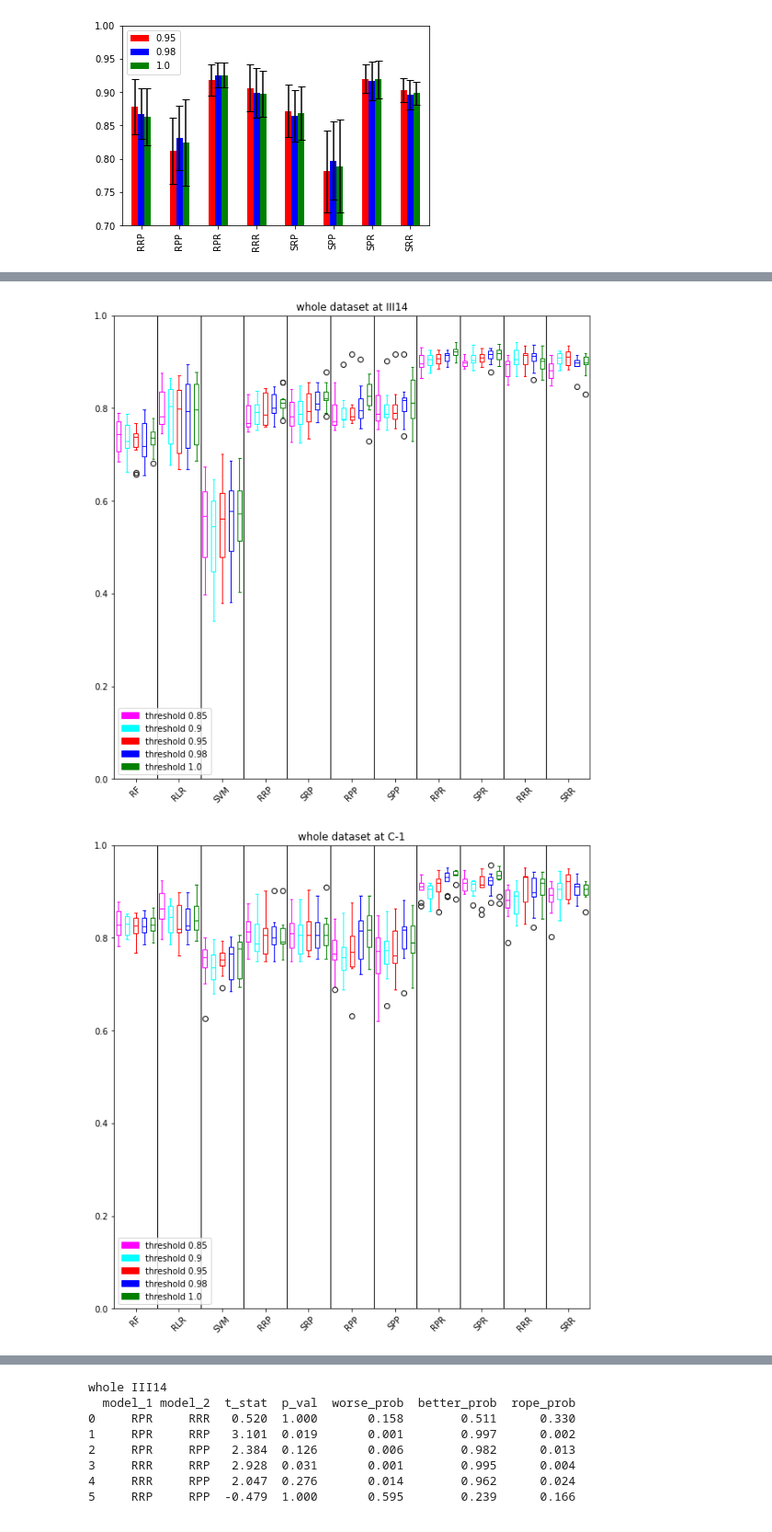
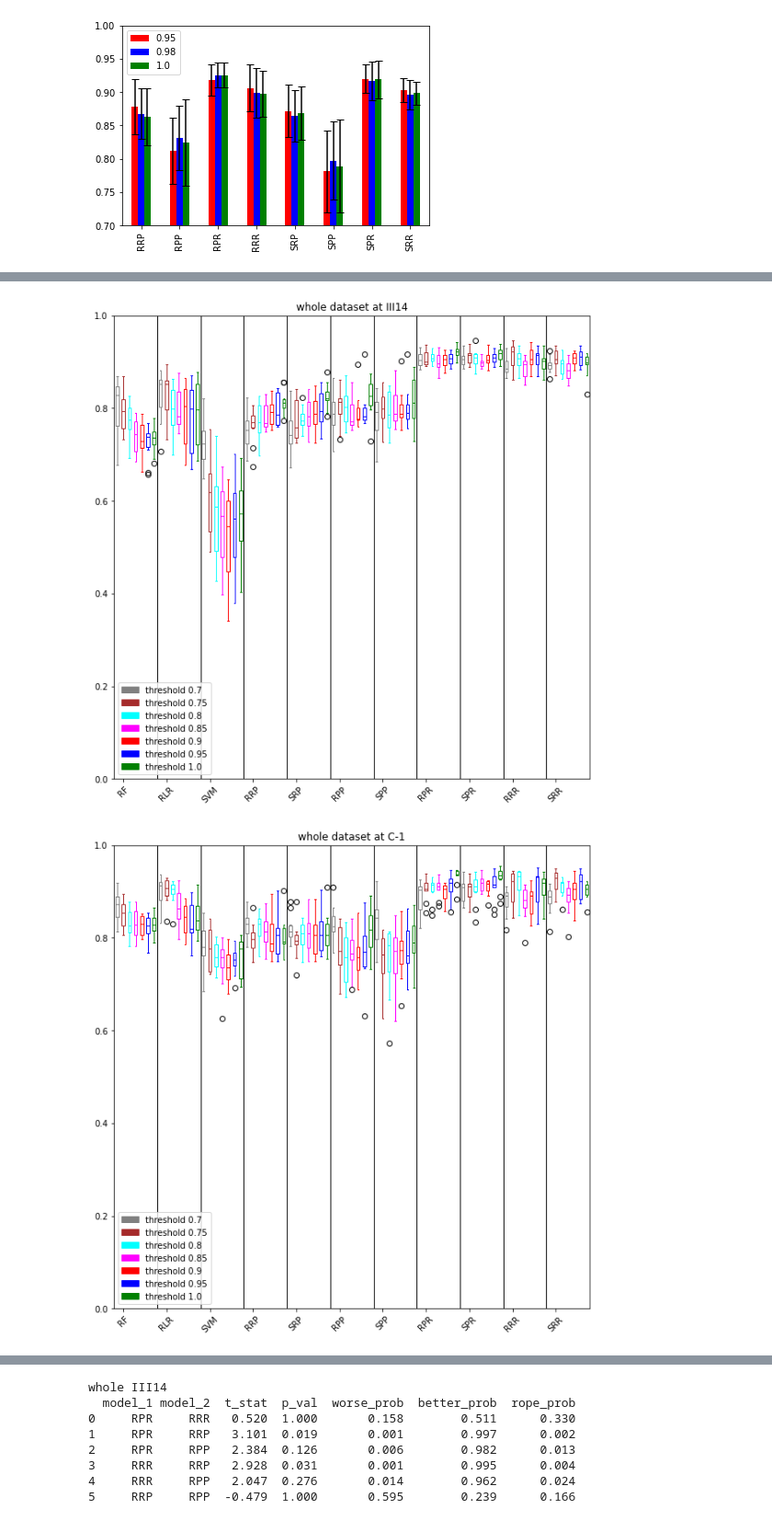
Before and after one commit to msmdev/MalariaVaccineEfficacyPrediction, a Jupyter notebook: bin/plotting/model_comparison.ipynb, the cells around one changed output, grey strips where cells are left out. Shown at 92% size. Drawn from its saved outputs; the diff is of its cells as text; code cells hidden in the pictures.

Commit message:
Update comparison plots.

```diff
--- a/bin/plotting/model_comparison.ipynb
+++ b/bin/plotting/model_comparison.ipynb
@@ -248,7 +248,7 @@ plt.close()
 [figure]
 # %%
 combis = ['RRP', 'RPP', 'RPR', 'RRR', 'SRP', 'SPP', 'SPR', 'SRR']
-thresholds = [0.85, 0.9, 0.95, 0.98, 1.0]
+thresholds = [0.7, 0.75, 0.8, 0.85, 0.9, 0.95, 1.0]
 methods = ['RF', 'RLR', 'SVM', 'multitaskSVM']
 columns = ['RF', 'RLR', 'SVM', 'RRP', 'RPP', 'RPR', 'RRR', 'SRP', 'SPP', 'SPR', 'SRR']
 times = ['III14', 'C-1', 'C28']
@@ -346,26 +348,30 @@ results['whole']['III14_conf']
 # %%
 # new
 columns = ['RF', 'RLR', 'SVM', 'RRP', 'SRP', 'RPP', 'SPP', 'RPR', 'SPR', 'RRR', 'SRR']
 for dataset in ['whole', 'selective']:
     for time in times:
-        results[dataset][f'{time}_ncv'].loc[0.85, columns].transpose().apply(lambda x: pd.Series(x)).T.boxplot(figsize=(10,10),rot=45, positions=range(1, 56, 5), notch=False, color='magenta', labels=['0.85' for x in range(0, 11)], grid=False)
-        results[dataset][f'{time}_ncv'].loc[0.9, columns].transpose().apply(lambda x: pd.Series(x)).T.boxplot(figsize=(10,10),rot=45, positions=range(2, 56, 5), notch=False, color='cyan', labels=['0.9' for x in range(0, 11)], grid=False)
-        results[dataset][f'{time}_ncv'].loc[0.95, columns].transpose().apply(lambda x: pd.Series(x)).T.boxplot(figsize=(10,10),rot=45, positions=range(3, 56, 5), notch=False, color='r', labels=['0.95' for x in range(0, 11)], grid=False)
-        results[dataset][f'{time}_ncv'].loc[0.98, columns].transpose().apply(lambda x: pd.Series(x)).T.boxplot(figsize=(10,10),rot=45, positions=range(4, 56, 5), notch=False, color='b', labels=['0.98' for x in range(0, 11)], grid=False)
-        results[dataset][f'{time}_ncv'].loc[1.0, columns].transpose().apply(lambda x: pd.Series(x)).T.boxplot(figsize=(10,10),rot=45, positions=range(5, 56, 5), notch=False, color='g', labels=['1.0' for x in range(0, 11)], grid=False)
+        results[dataset][f'{time}_ncv'].loc[0.7, columns].transpose().apply(lambda x: pd.Series(x)).T.boxplot(figsize=(10,10),rot=45, positions=range(1, 78, 7), notch=False, color='grey', labels=['0.7' for x in range(0, 11)], grid=False)
+        results[dataset][f'{time}_ncv'].loc[0.75, columns].transpose().apply(lambda x: pd.Series(x)).T.boxplot(figsize=(10,10),rot=45, positions=range(2, 78, 7), notch=False, color='brown', labels=['0.75' for x in range(0, 11)], grid=False)
+        results[dataset][f'{time}_ncv'].loc[0.8, columns].transpose().apply(lambda x: pd.Series(x)).T.boxplot(figsize=(10,10),rot=45, positions=range(3, 78, 7), notch=False, color='cyan', labels=['0.8' for x in range(0, 11)], grid=False)
+        results[dataset][f'{time}_ncv'].loc[0.85, columns].transpose().apply(lambda x: pd.Series(x)).T.boxplot(figsize=(10,10),rot=45, positions=range(4, 78, 7), notch=False, color='magenta', labels=['0.85' for x in range(0, 11)], grid=False)
+        results[dataset][f'{time}_ncv'].loc[0.9, columns].transpose().apply(lambda x: pd.Series(x)).T.boxplot(figsize=(10,10),rot=45, positions=range(5, 78, 7), notch=False, color='r', labels=['0.9' for x in range(0, 11)], grid=False)
+        results[dataset][f'{time}_ncv'].loc[0.95, columns].transpose().apply(lambda x: pd.Series(x)).T.boxplot(figsize=(10,10),rot=45, positions=range(6, 78, 7), notch=False, color='b', labels=['0.95' for x in range(0, 11)], grid=False)
+        results[dataset][f'{time}_ncv'].loc[1.0, columns].transpose().apply(lambda x: pd.Series(x)).T.boxplot(figsize=(10,10),rot=45, positions=range(7, 78, 7), notch=False, color='g', labels=['1.0' for x in range(0, 11)], grid=False)
+        grey_patch = mpatches.Patch(color='grey', label='threshold 0.7')
+        brown_patch = mpatches.Patch(color='brown', label='threshold 0.75')
+        cyan_patch = mpatches.Patch(color='cyan', label='threshold 0.8')
         magenta_patch = mpatches.Patch(color='magenta', label='threshold 0.85')
-        cyan_patch = mpatches.Patch(color='cyan', label='threshold 0.9')
-        red_patch = mpatches.Patch(color='red', label='threshold 0.95')
-        blue_patch = mpatches.Patch(color='blue', label='threshold 0.98')
+        red_patch = mpatches.Patch(color='red', label='threshold 0.9')
+        blue_patch = mpatches.Patch(color='blue', label='threshold 0.95')
         green_patch = mpatches.Patch(color='green', label='threshold 1.0')
-        for i in range(5, 56, 5):
+        for i in range(7, 78, 7):
             plt.vlines(i + 0.5, 0, 1, linewidth=1, color='k')
-        plt.xticks(np.arange(3, 55, 5))
+        plt.xticks(np.arange(2, 77, 7))
         plt.ylim((0, 1))
-        plt.legend(handles=[magenta_patch, cyan_patch, red_patch, blue_patch, green_patch])
+        plt.legend(handles=[grey_patch, brown_patch, cyan_patch, magenta_patch, red_patch, blue_patch, green_patch])
         plt.title(f"{dataset} dataset at {time}")
         plt.show()
         plt.close()
 # %% [output]
-[figure, old version]
+[figure, new version]
-[figure, old version]
+[figure, new version]
```
Also changed, not shown: parts of 4 cells of this notebook.
